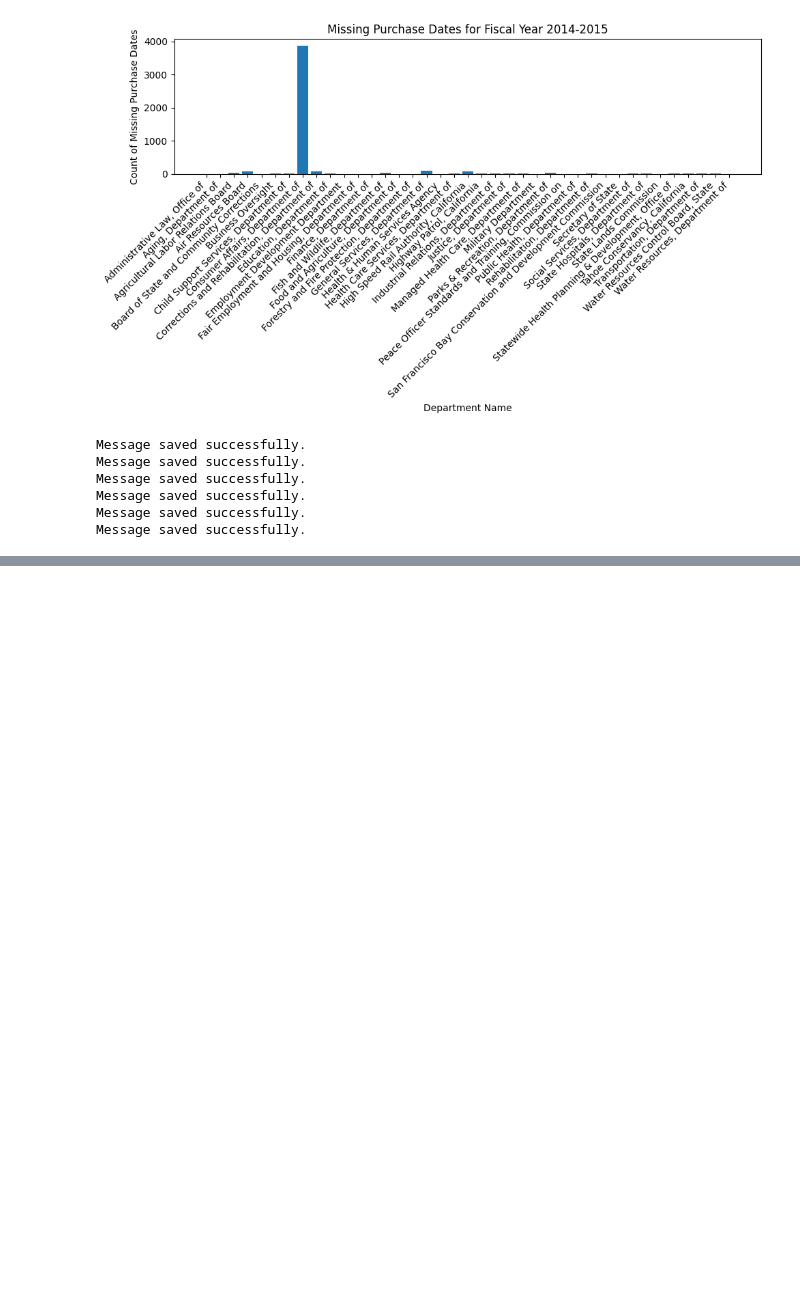
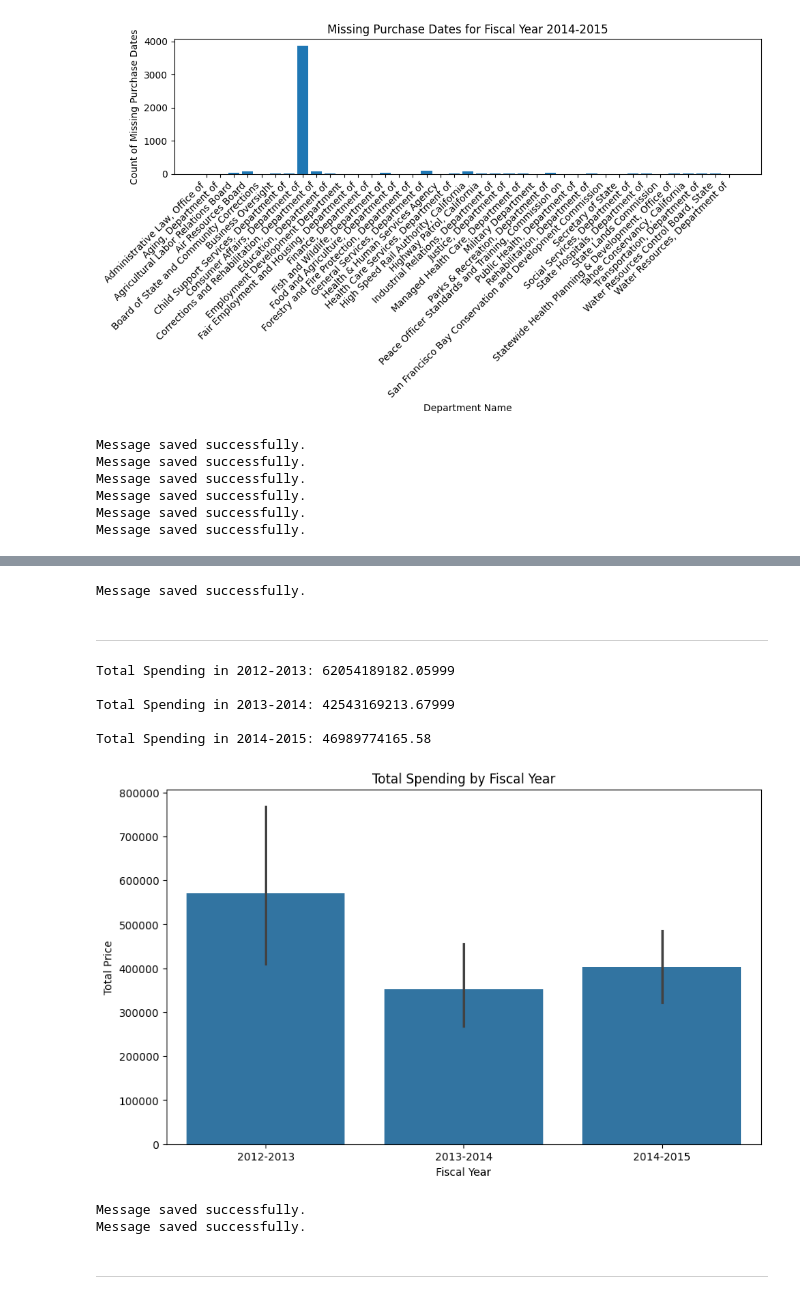
Before and after one commit to Elghandour-eng/Large-Purchases-by-the-State-of-CA-EDA, a Jupyter notebook: Data-Exploration.ipynb, the cells around one changed output, grey strips where cells are left out. Drawn from its saved outputs; the diff is of its cells as text; code cells hidden in the pictures; blank space fills up the shorter version.

```diff
--- a/Data-Exploration.ipynb
+++ b/Data-Exploration.ipynb
@@ -546,0 +746,10 @@ Message saved successfully.
+# %%
+# Top Class Title and Family Title in every Fiscal Year
+
+for fiscal_year in ['2012-2013', '2013-2014', '2014-2015']:
+    filtered_df = copy_df[copy_df['Fiscal Year'] == fiscal_year]
+    top_class_title = filtered_df['Class Title'].value_counts().index[0]
+    top_family_title = filtered_df['Family Title'].value_counts().index[0]
+    print(f"Top Class Title in {fiscal_year}: {top_class_title}")
+    print(f"Top Family Title in {fiscal_year}: {top_family_title}")
+    print()
@@ -546,0 +765,67 @@ Message saved successfully.
+# %%
+notes.take_message('''
+9- **Top Class and Family Titles by Fiscal Year**
+
+- **2012-2013**
+  - **Top Class Title**: Printer and facsimile and photocopier supplies
+  - **Top Family Title**: Office machines and their supplies and accessories
+
+- **2013-2014**
+  - **Top Class Title**: Petroleum and distillates
+  - **Top Family Title**: Fuels
+
+- **2014-2015**
+  - **Top Class Title**: Petroleum and distillates
+  - **Top Family Title**: Fuels
+''')
+# %% [output]
+Message saved successfully.
+# %% [markdown]
+---
+# %%
+# Total Spending In Every Fiscal Year
+
+for fiscal_year in ['2012-2013', '2013-2014', '2014-2015']:
+    filtered_df = copy_df[copy_df['Fiscal Year'] == fiscal_year]
+    total_spending = filtered_df['Total Price'].sum()
+    print(f"Total Spending in {fiscal_year}: {total_spending}")
+    print()
+# Plot the total spending by fiscal year
+plt.figure(figsize=(10, 6))
+sns.barplot(x='Fiscal Year', y='Total Price', data=copy_df)
+plt.title('Total Spending by Fiscal Year')
+plt.xlabel('Fiscal Year')
+plt.ylabel('Total Price')
+plt.show()
+# %% [output]
+Total Spending in 2012-2013: 62054189182.05999
+
+Total Spending in 2013-2014: 42543169213.67999
+
+Total Spending in 2014-2015: 46989774165.58
+[figure, added]
+# %%
+notes.take_message("---")  # Add Break Line
+notes.take_message('''
+**10- Total Spending By Fiscal Year**
+
+- **2012-2013**
+  - **Top Class Title**: Printer and facsimile and photocopier supplies
+  - **Top Family Title**: Office machines and their supplies and accessories
+  - **Total Spending**: $62,054,189,182.06
+
+- **2013-2014**
+  - **Top Class Title**: Petroleum and distillates
+  - **Top Family Title**: Fuels
+  - **Total Spending**: $42,543,169,213.68
+
+- **2014-2015**
+  - **Top Class Title**: Petroleum and distillates
+  - **Top Family Title**: Fuels
+  - **Total Spending**: $46,989,774,165.58
+''')
+# %% [output]
+Message saved successfully.
+Message saved successfully.
+# %% [markdown]
+----
```
Also changed, not shown: parts of 17 cells of this notebook, 5 other files.
